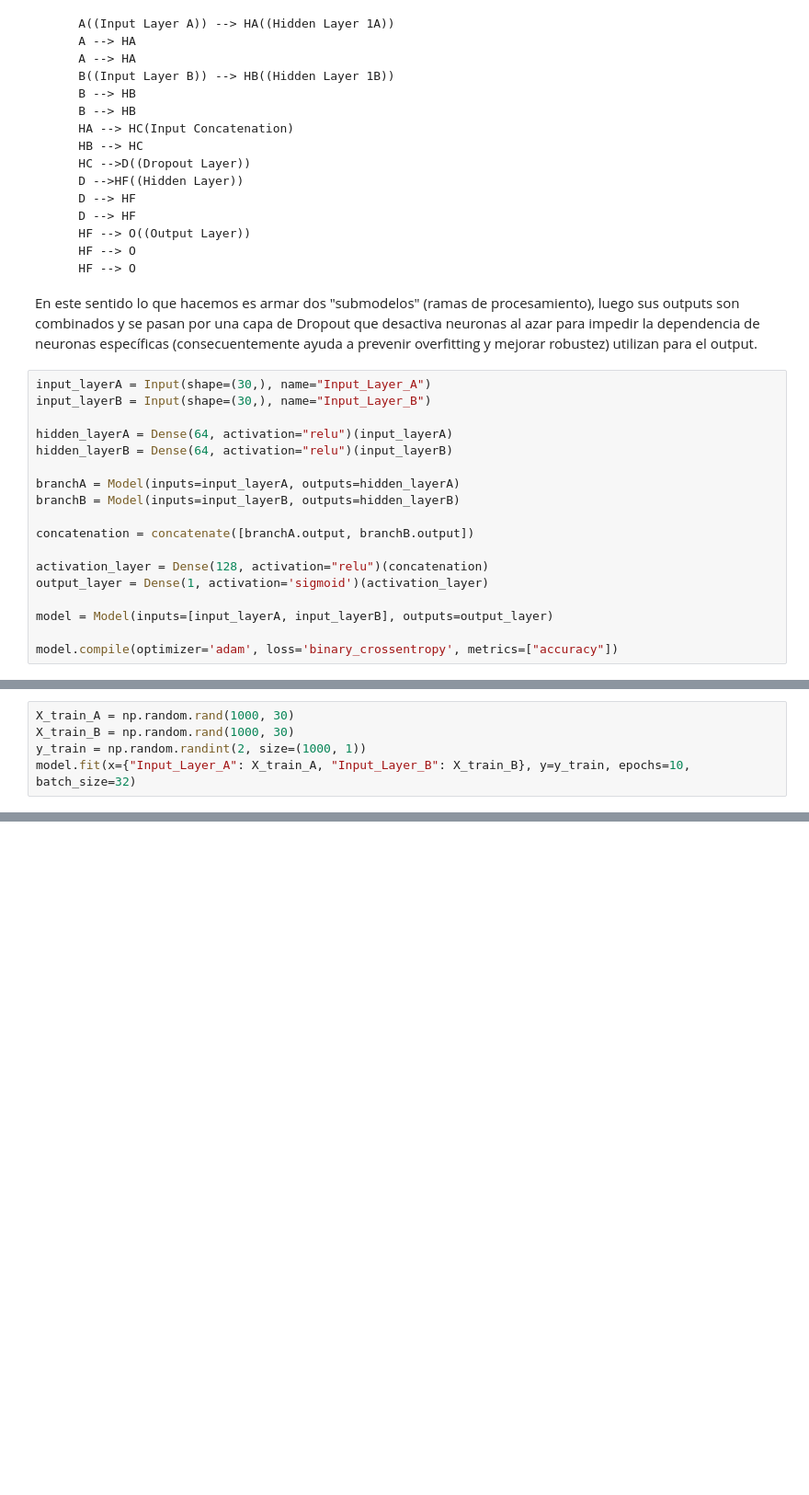
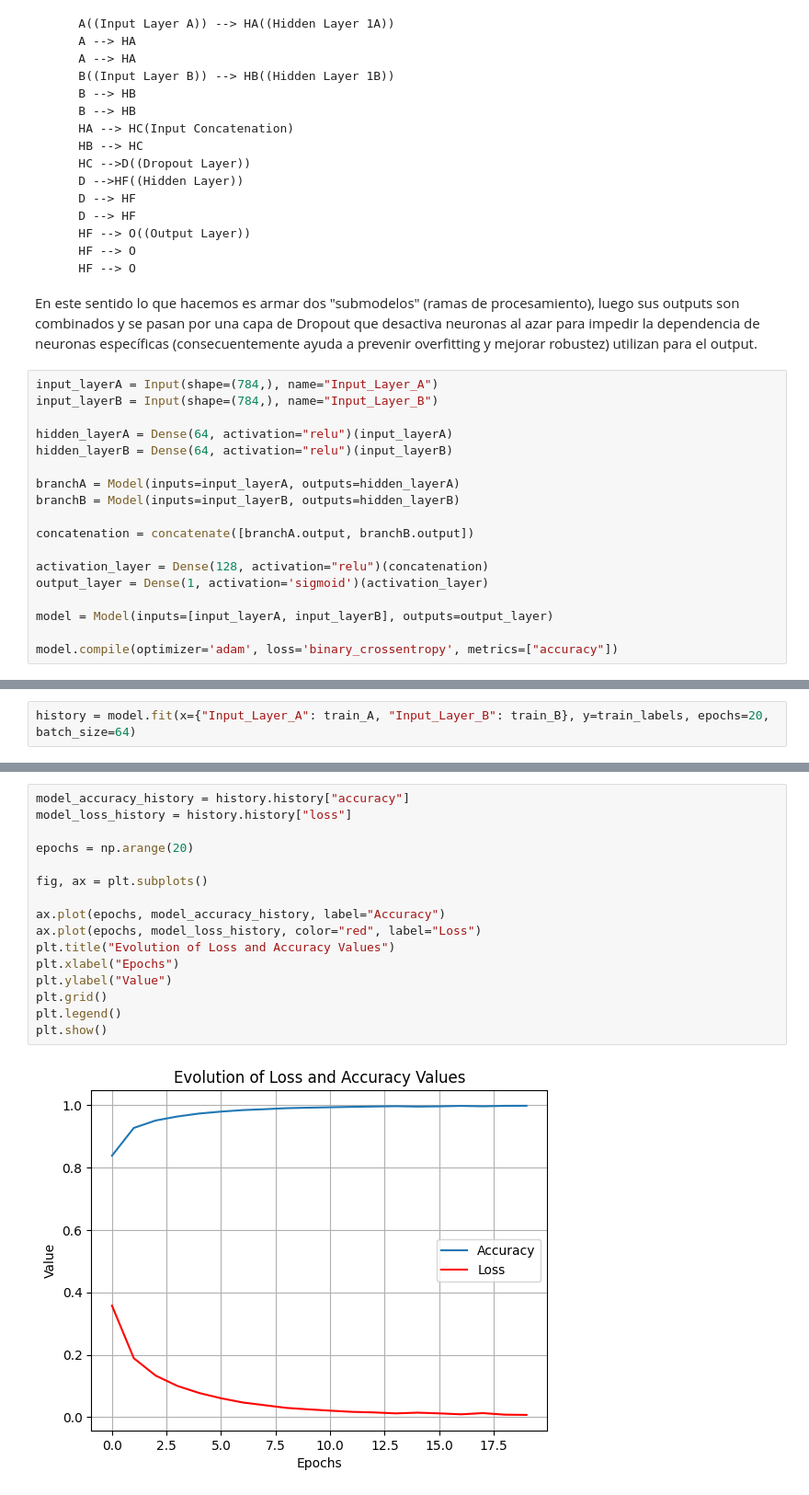
Before and after one commit to lautaorsi/AI-IBM-COURSE, a Jupyter notebook: DL-Keras-Tensorflow/Advanced-Keras/Functional-API.ipynb, the cells around one changed output, grey strips where cells are left out. Shown at 92% size. Saved outputs shown, nothing was run; the diff lists cells and outputs as text; blank space fills up the shorter version.

```diff
--- a/DL-Keras-Tensorflow/Advanced-Keras/Functional-API.ipynb
+++ b/DL-Keras-Tensorflow/Advanced-Keras/Functional-API.ipynb
@@ -42,8 +99,8 @@ flowchart LR
 
 En este sentido lo que hacemos es armar dos "submodelos" (ramas de procesamiento), luego sus outputs son combinados y se pasan por una capa de Dropout que desactiva neuronas al azar para impedir la dependencia de neuronas específicas (consecuentemente ayuda a prevenir overfitting y mejorar robustez) utilizan para el output.
 # %%
-input_layerA = Input(shape=(30,), name="Input_Layer_A")
-input_layerB = Input(shape=(30,), name="Input_Layer_B")
+input_layerA = Input(shape=(784,), name="Input_Layer_A")
+input_layerB = Input(shape=(784,), name="Input_Layer_B")
 
 hidden_layerA = Dense(64, activation="relu")(input_layerA)
 hidden_layerB = Dense(64, activation="relu")(input_layerB)
@@ -66,6 +123,3 @@ Teniendo el modelo armado pasemos al entrenamiento y validación (REEMPLAZAR CON
 # %%
-X_train_A = np.random.rand(1000, 30)
-X_train_B = np.random.rand(1000, 30)
-y_train = np.random.randint(2, size=(1000, 1))
-model.fit(x={"Input_Layer_A": X_train_A, "Input_Layer_B": X_train_B}, y=y_train, epochs=10, batch_size=32)
+history = model.fit(x={"Input_Layer_A": train_A, "Input_Layer_B": train_B}, y=train_labels, epochs=20, batch_size=64)
 # %% [output]
@@ -92,0 +143,18 @@ Epoch 10/10
+# %%
+model_accuracy_history = history.history["accuracy"]
+model_loss_history = history.history["loss"]
+
+epochs = np.arange(20)
+
+fig, ax = plt.subplots()
+
+ax.plot(epochs, model_accuracy_history, label="Accuracy")
+ax.plot(epochs, model_loss_history, color="red", label="Loss")
+plt.title("Evolution of Loss and Accuracy Values")
+plt.xlabel("Epochs")
+plt.ylabel("Value")
+plt.grid()
+plt.legend()
+plt.show()
+# %% [output]
+[figure, added]
```
Also changed, not shown: parts of 8 cells of this notebook.
